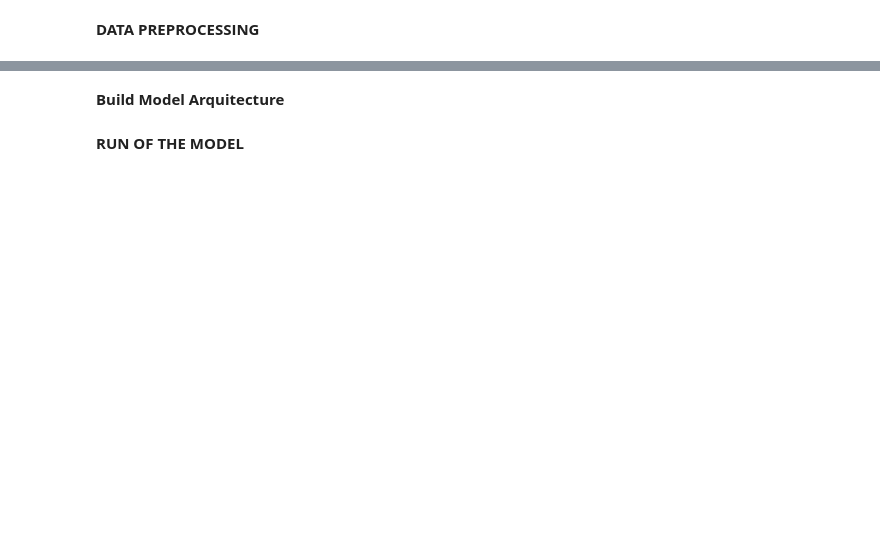
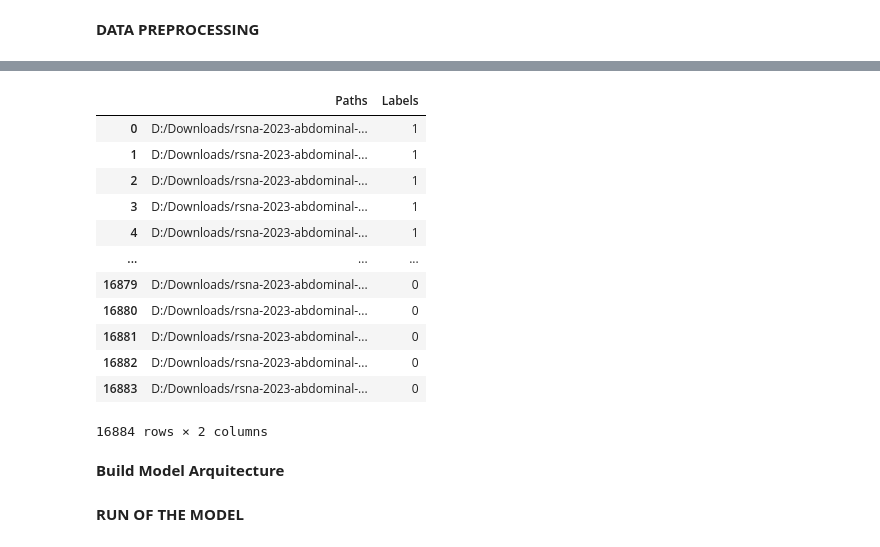
Before and after one commit to PedroAMtz/RSNA_Abdominal_Trauma, a Jupyter notebook: experiments/LSTM_Model/Unet-lstm-2d-model.ipynb, the cells around one changed output, grey strips where cells are left out. Saved outputs shown, nothing was run; the diff lists cells and outputs as text; code cells hidden in the pictures; blank space fills up the shorter version.

```diff
--- a/experiments/LSTM_Model/Unet-lstm-2d-model.ipynb
+++ b/experiments/LSTM_Model/Unet-lstm-2d-model.ipynb
@@ -245,0 +134,16 @@ train_images , test_images , train_labels, test_labels = train_test_split(transp
+# %%
+processed_data
+# %% [output]
+|  | Paths | Labels |
+| 0 | D:/Downloads/rsna-2023-abdominal-... | 1 |
+| 1 | D:/Downloads/rsna-2023-abdominal-... | 1 |
+| 2 | D:/Downloads/rsna-2023-abdominal-... | 1 |
+| 3 | D:/Downloads/rsna-2023-abdominal-... | 1 |
+| 4 | D:/Downloads/rsna-2023-abdominal-... | 1 |
+| ... | ... | ... |
+| 16879 | D:/Downloads/rsna-2023-abdominal-... | 0 |
+| 16880 | D:/Downloads/rsna-2023-abdominal-... | 0 |
+| 16881 | D:/Downloads/rsna-2023-abdominal-... | 0 |
+| 16882 | D:/Downloads/rsna-2023-abdominal-... | 0 |
+| 16883 | D:/Downloads/rsna-2023-abdominal-... | 0 |
+16884 rows × 2 columns
```
Also changed, not shown: parts of 27 cells of this notebook.
